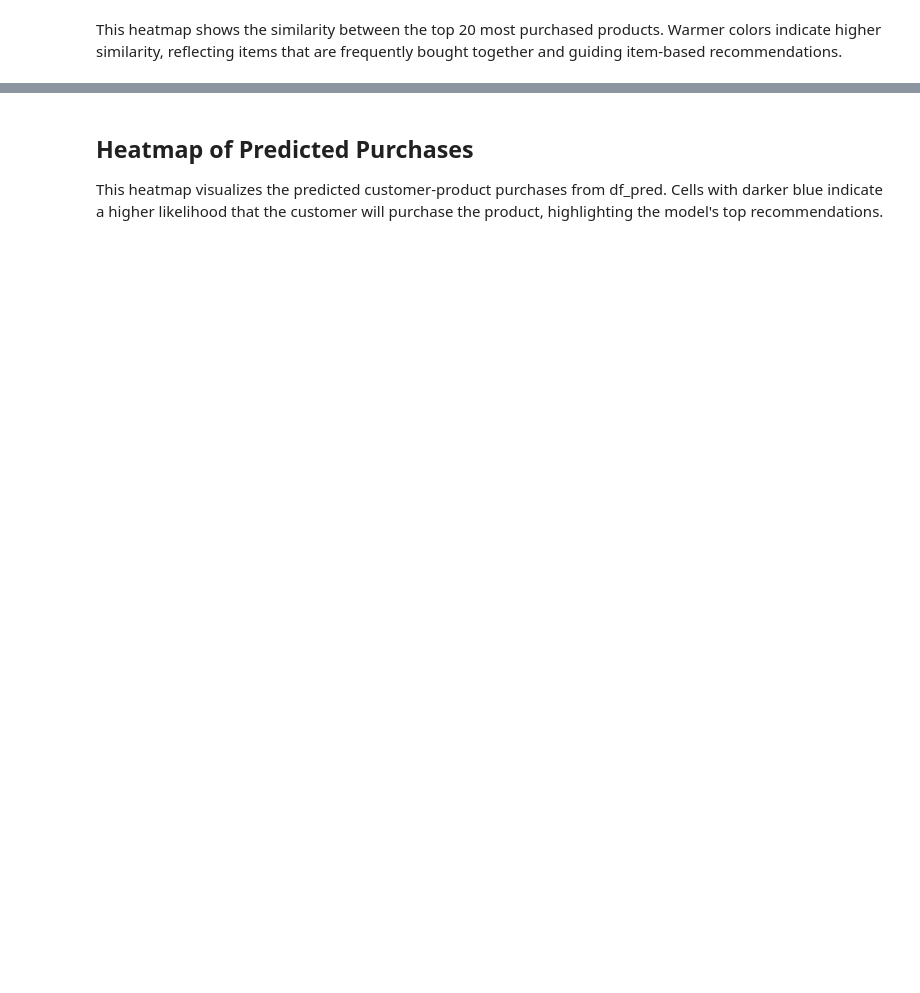
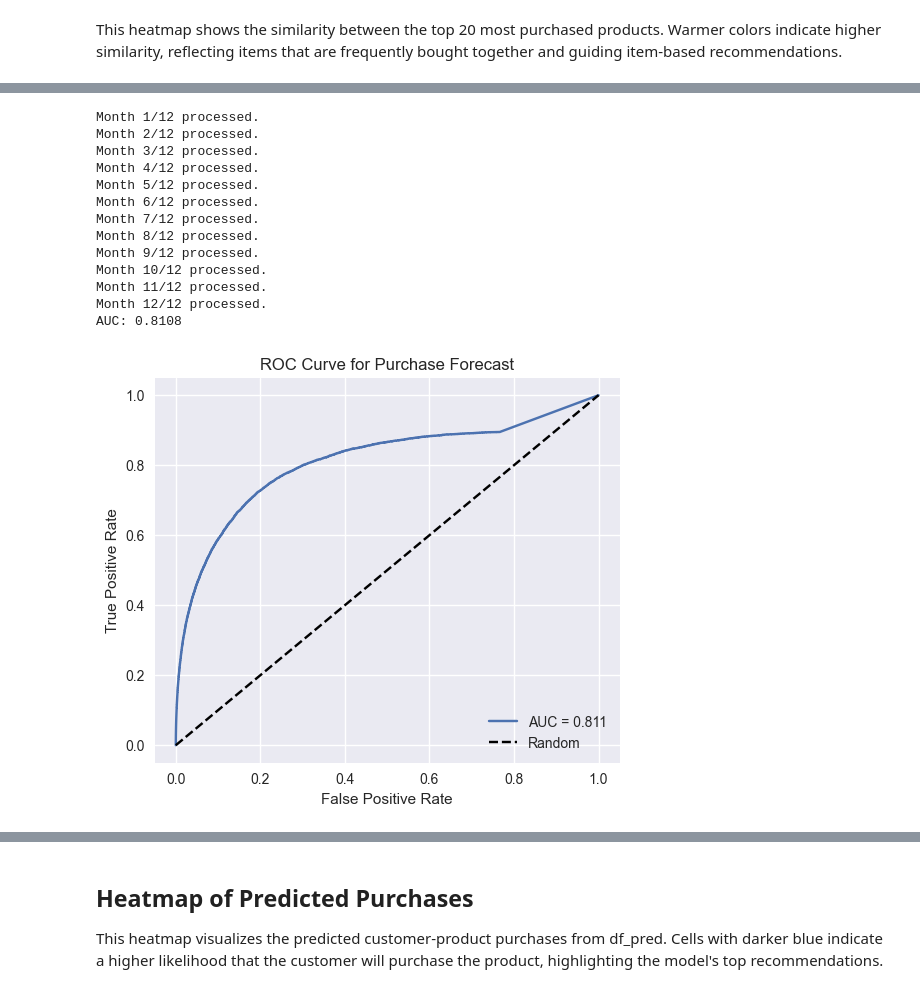
Before and after one commit to ligenchang/CSCA_5632_Final_Project, a Jupyter notebook: main.ipynb, the cells around one changed output, grey strips where cells are left out. Cells and saved outputs as stored; diff of their text form; code cells hidden in the pictures; blank space fills up the shorter version.

```diff
--- a/main.ipynb
+++ b/main.ipynb
@@ -1097,0 +1214,78 @@ plt.show()
+# %%
+import pandas as pd
+import numpy as np
+from sklearn.decomposition import NMF
+from sklearn.metrics import roc_curve, roc_auc_score
+import matplotlib.pyplot as plt
+
+# --- NMF per month ---
+K = 20
+U_seq, V_seq = [], []
+
+for t in range(T-1):
+    X_t = Z[:, :, t]
+    nmf_model = NMF(n_components=K, init='nndsvda', random_state=42, max_iter=500)
+    U_t = nmf_model.fit_transform(X_t)
+    V_t = nmf_model.components_
+    U_seq.append(U_t)
+    V_seq.append(V_t)
+    print(f"Month {t + 1}/{T-1} processed.")
+
+U_seq = np.stack(U_seq)  # T x products x K
+V_seq = np.stack(V_seq)  # T x K x customers
+
+
+# --- Forecast next latent factors ---
+def linear_forecast(matrix_seq):
+    T, dim1, dim2 = matrix_seq.shape
+    x = np.arange(T)
+    X_design = np.vstack([x, np.ones_like(x)]).T
+    forecast = np.zeros((dim1, dim2), dtype=np.float32)
+    Y = matrix_seq.reshape(T, -1)
+
+    for idx in range(Y.shape[1]):
+        y = Y[:, idx]
+        coeffs, _, _, _ = np.linalg.lstsq(X_design, y, rcond=None)
+        forecast.flat[idx] = coeffs[0] * T + coeffs[1]
+
+    return np.maximum(forecast, 0)
+
+
+U_forecast = linear_forecast(U_seq)
+V_forecast = linear_forecast(V_seq)
+
+X_pred = U_forecast @ V_forecast
+
+X_true = Z[:, :, -1]  # last month
+
+y_true = (X_true > 0).astype(int).flatten()
+y_score = X_pred.flatten()
+
+fpr, tpr, _ = roc_curve(y_true, y_score)
+auc_score = roc_auc_score(y_true, y_score)
+print(f"AUC: {auc_score:.4f}")
+
+plt.figure(figsize=(6, 5))
+plt.plot(fpr, tpr, label=f'AUC = {auc_score:.3f}')
+plt.plot([0, 1], [0, 1], 'k--', label='Random')
+plt.xlabel('False Positive Rate')
+plt.ylabel('True Positive Rate')
+plt.title('ROC Curve for Purchase Forecast')
+plt.legend(loc='lower right')
+plt.grid(True)
+plt.show()
+# %% [output]
+Month 1/12 processed.
+Month 2/12 processed.
+Month 3/12 processed.
+Month 4/12 processed.
+Month 5/12 processed.
+Month 6/12 processed.
+Month 7/12 processed.
+Month 8/12 processed.
+Month 9/12 processed.
+Month 10/12 processed.
+Month 11/12 processed.
+Month 12/12 processed.
+AUC: 0.8108
+[figure, added]
```
Also changed, not shown: parts of 39 cells of this notebook.
